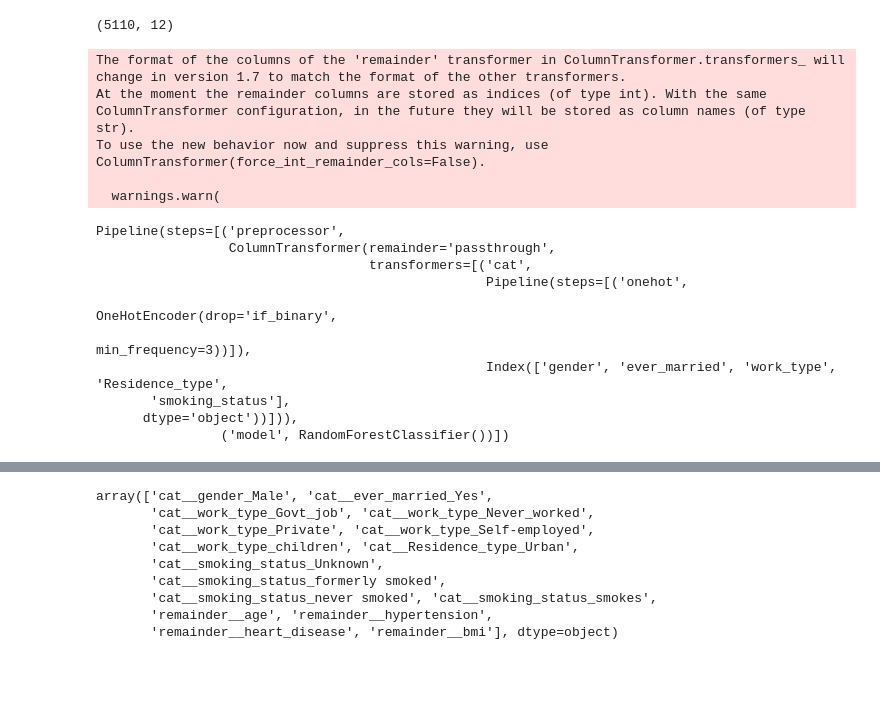
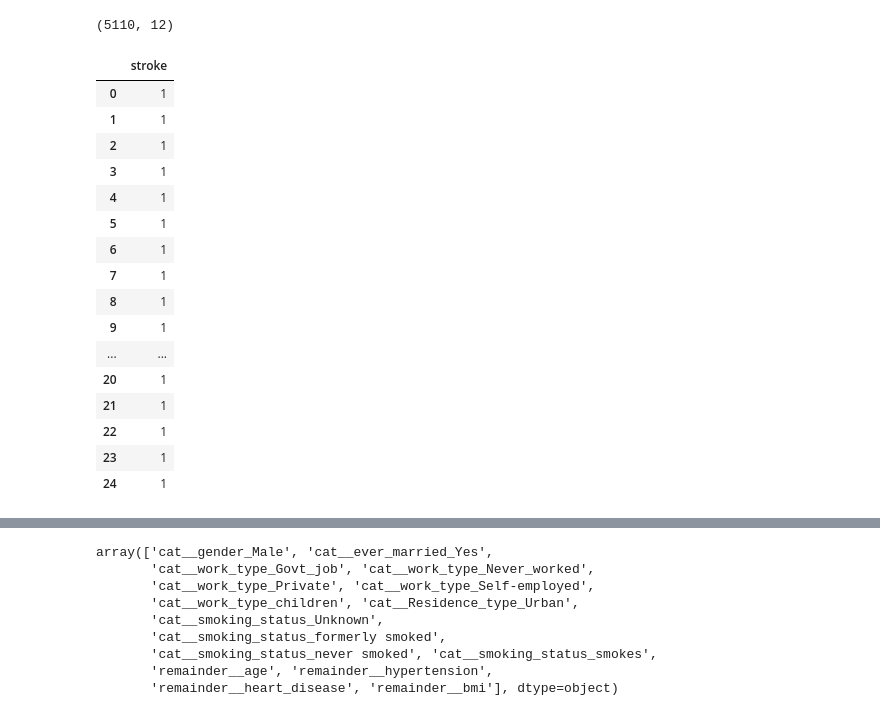
Before and after one commit to hrbjoern/abj_LungCancer, a Jupyter notebook: notebooks/baseline_model.ipynb, the cells around one changed output, grey strips where cells are left out. Cells and saved outputs as stored; diff of their text form; code cells hidden in the pictures; blank space fills up the shorter version.

```diff
--- a/notebooks/baseline_model.ipynb
+++ b/notebooks/baseline_model.ipynb
@@ -28,6 +39,28 @@ data.drop(['id', 'avg_glucose_level'], axis=1, inplace=True)
 # %%
+#data = data[data['stroke']==1]
+
 Y = data[['stroke']]
 X = data.drop('stroke', axis=1)
+
+Y.head(25)
+# %% [output]
+|  | stroke |
+| 0 | 1 |
+| 1 | 1 |
+| 2 | 1 |
+| 3 | 1 |
+| 4 | 1 |
+| 5 | 1 |
+| 6 | 1 |
+| 7 | 1 |
+| 8 | 1 |
+| 9 | 1 |
+| ... | ... |
+| 20 | 1 |
+| 21 | 1 |
+| 22 | 1 |
+| 23 | 1 |
+| 24 | 1 |
 # %%
 model = RandomForestClassifier()
 
@@ -48,21 +81,3 @@ preprocessor = ColumnTransformer(
 my_pipeline = Pipeline(steps=[('preprocessor', preprocessor),
                                 ('model', model)
                                 ])
-# %%
-my_pipeline.fit(X, Y)
-# %% [output]
-The format of the columns of the 'remainder' transformer in ColumnTransformer.transformers_ will change in version 1.7 to match the format of the other transformers.
-At the moment the remainder columns are stored as indices (of type int). With the same ColumnTransformer configuration, in the future they will be stored as column names (of type str).
-To use the new behavior now and suppress this warning, use ColumnTransformer(force_int_remainder_cols=False).
-
-  warnings.warn(
-Pipeline(steps=[('preprocessor',
-                 ColumnTransformer(remainder='passthrough',
-                                   transformers=[('cat',
-                                                  Pipeline(steps=[('onehot',
-                                                                   OneHotEncoder(drop='if_binary',
-                                                                                 min_frequency=3))]),
-                                                  Index(['gender', 'ever_married', 'work_type', 'Residence_type',
-       'smoking_status'],
-      dtype='object'))])),
-                ('model', RandomForestClassifier())])
```
Also changed, not shown: parts of 8 cells of this notebook.
